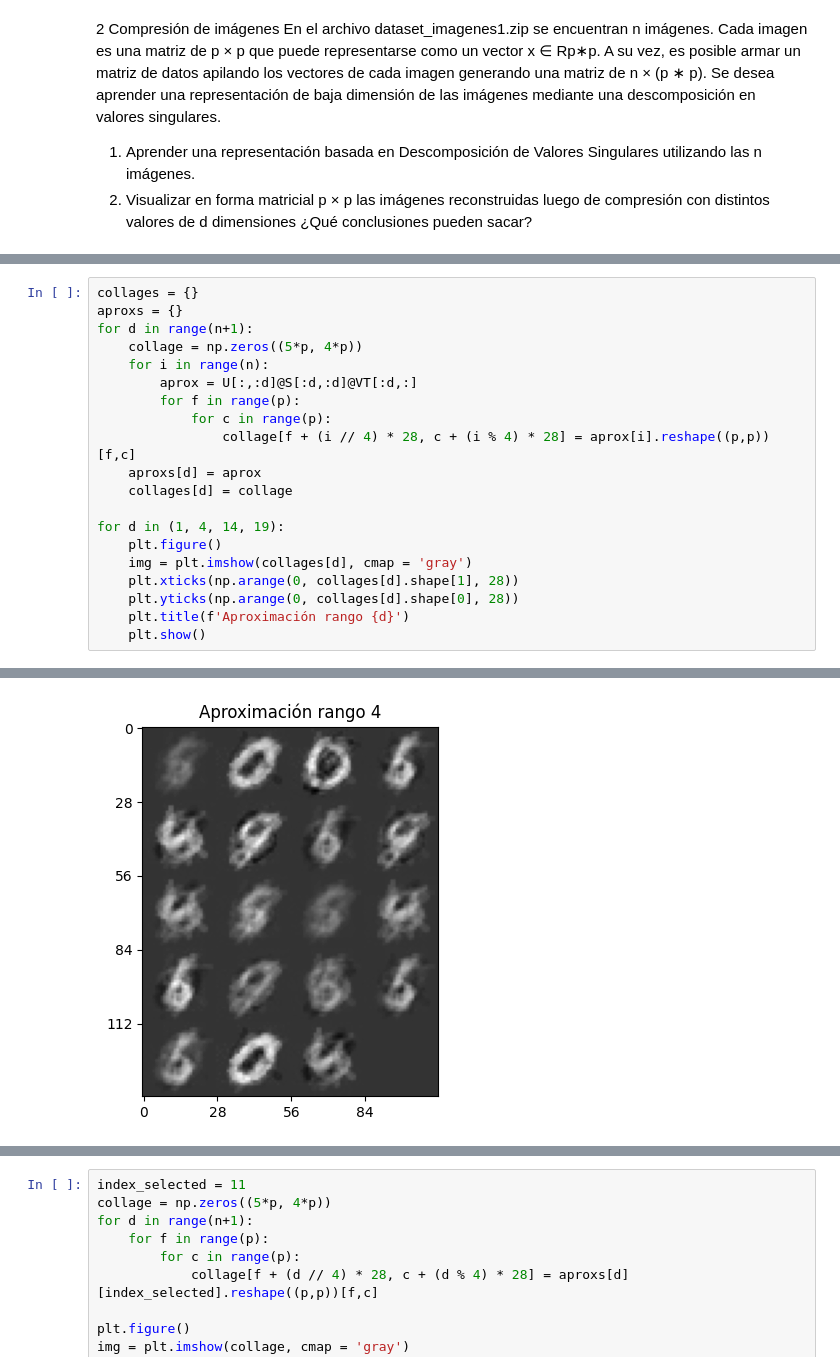
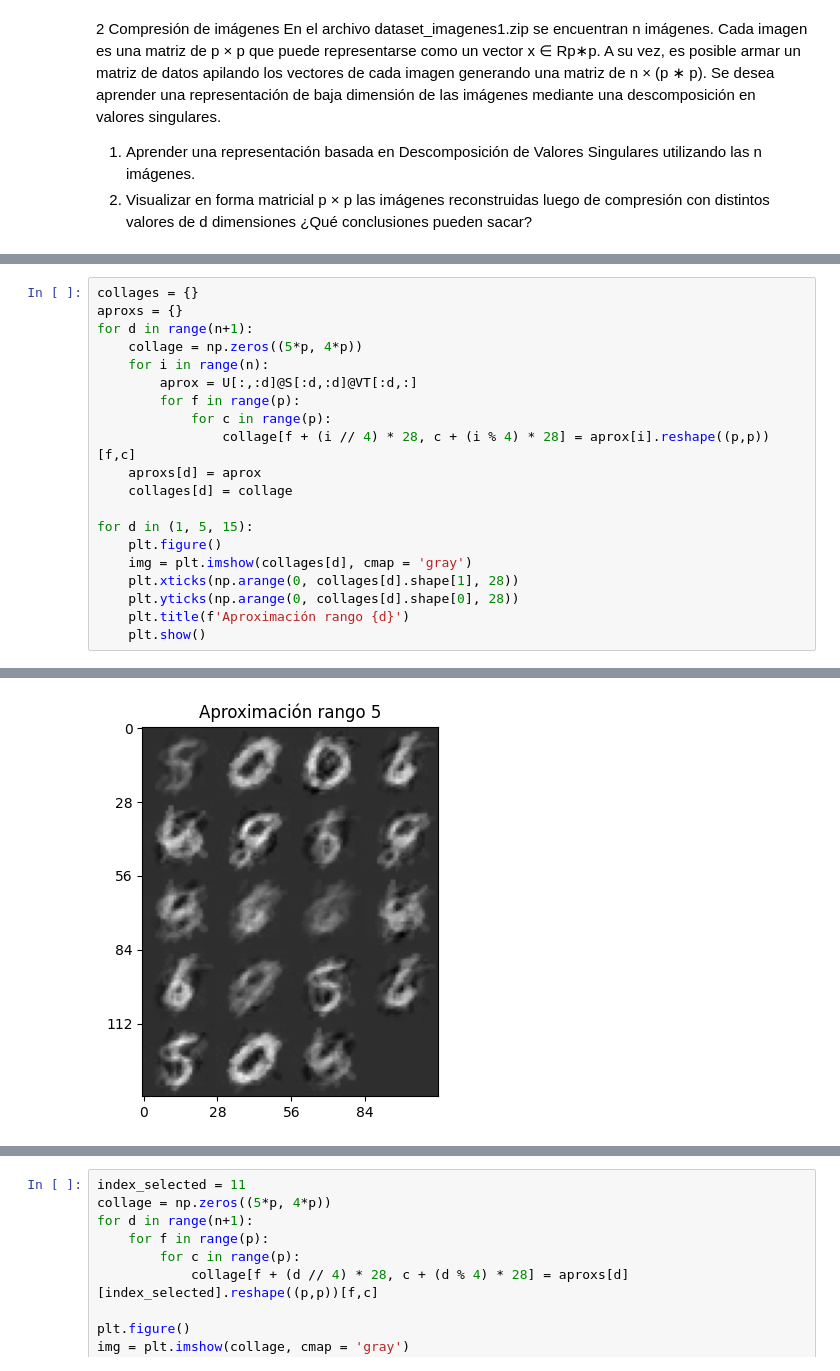
Before and after one commit to BrunoDC-dev/Metodos-numericos-2, a Jupyter notebook: TP3/p2.ipynb, the cells around one changed output, grey strips where cells are left out. Cells and saved outputs as stored; diff of their text form.

```diff
--- a/TP3/p2.ipynb
+++ b/TP3/p2.ipynb
@@ -47,24 +47,24 @@ plt.show()
 # %%
 collages = {}
 aproxs = {}
 for d in range(n+1):
     collage = np.zeros((5*p, 4*p))
     for i in range(n):
         aprox = U[:,:d]@S[:d,:d]@VT[:d,:]
         for f in range(p):
             for c in range(p):
                 collage[f + (i // 4) * 28, c + (i % 4) * 28] = aprox[i].reshape((p,p))[f,c]
     aproxs[d] = aprox
     collages[d] = collage
 
-for d in (1, 4, 14, 19):
+for d in (1, 5, 15):
     plt.figure()
     img = plt.imshow(collages[d], cmap = 'gray')
     plt.xticks(np.arange(0, collages[d].shape[1], 28))
     plt.yticks(np.arange(0, collages[d].shape[0], 28))
     plt.title(f'Aproximación rango {d}')
     plt.show()
 # %% [output]
 [figure]
-[figure, old version]
+[figure, new version]
 [figure]
```
Also changed, not shown: parts of 8 cells of this notebook.
